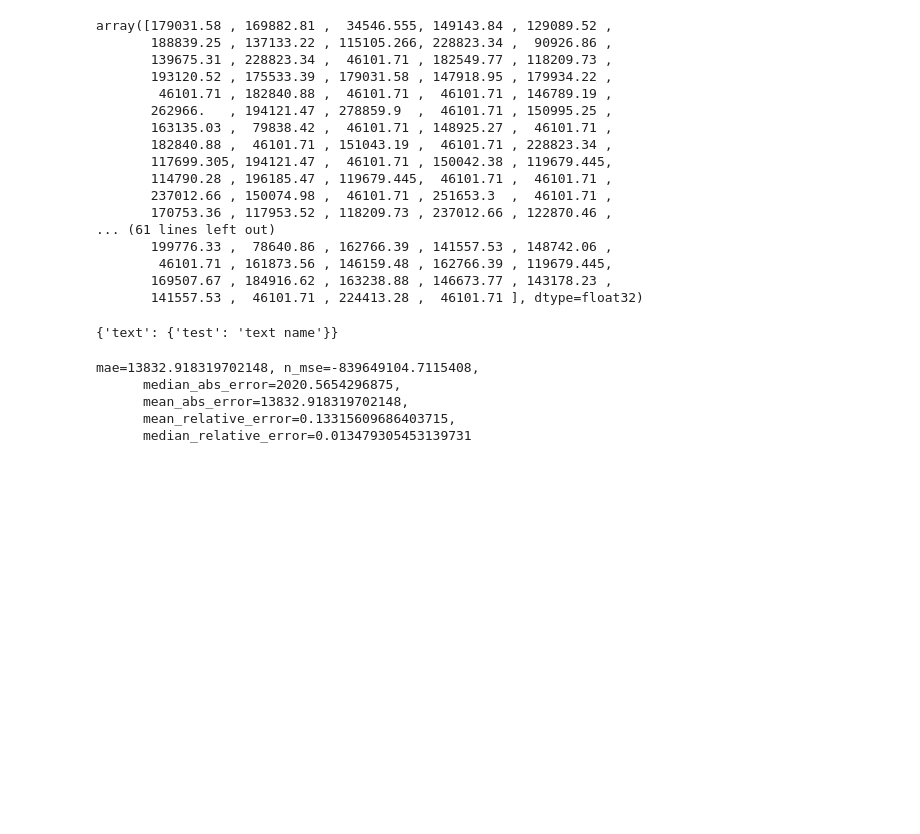
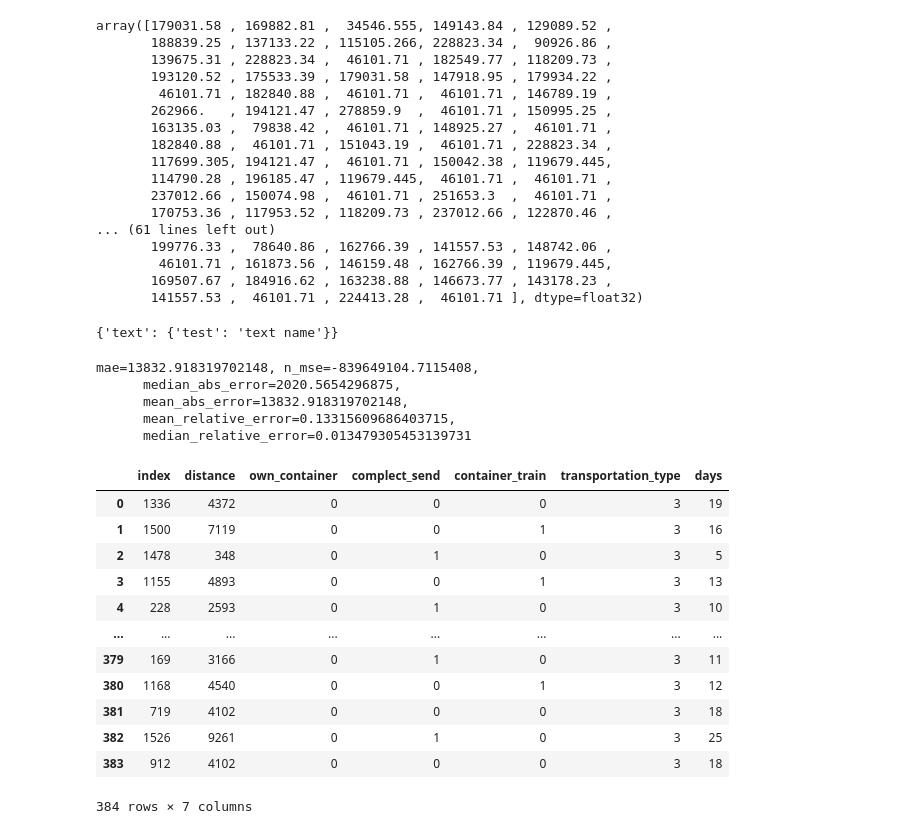
Before and after one commit to rvegrc/transport, a Jupyter notebook: transport_price.ipynb, the cells around one changed output. Saved outputs shown, nothing was run; the diff lists cells and outputs as text; code cells hidden in the pictures; blank space fills up the shorter version.

Commit message:
index reset

```diff
--- a/transport_price.ipynb
+++ b/transport_price.ipynb
@@ -856,3 +856,19 @@ mae=13832.918319702148, n_mse=-839649104.7115408,
       mean_abs_error=13832.918319702148,
       mean_relative_error=0.13315609686403715,
       median_relative_error=0.013479305453139731
+# %%
+X_test.reset_index() # parent class+ one more  + decorator function
+# %% [output]
+|  | index | distance | own_container | complect_send | container_train | transportation_type | days |
+| 0 | 1336 | 4372 | 0 | 0 | 0 | 3 | 19 |
+| 1 | 1500 | 7119 | 0 | 0 | 1 | 3 | 16 |
+| 2 | 1478 | 348 | 0 | 1 | 0 | 3 | 5 |
+| 3 | 1155 | 4893 | 0 | 0 | 1 | 3 | 13 |
+| 4 | 228 | 2593 | 0 | 1 | 0 | 3 | 10 |
+| ... | ... | ... | ... | ... | ... | ... | ... |
+| 379 | 169 | 3166 | 0 | 1 | 0 | 3 | 11 |
+| 380 | 1168 | 4540 | 0 | 0 | 1 | 3 | 12 |
+| 381 | 719 | 4102 | 0 | 0 | 0 | 3 | 18 |
+| 382 | 1526 | 9261 | 0 | 1 | 0 | 3 | 25 |
+| 383 | 912 | 4102 | 0 | 0 | 0 | 3 | 18 |
+384 rows × 7 columns
```
Also changed, not shown: parts of 11 cells of this notebook, 2 other files.
